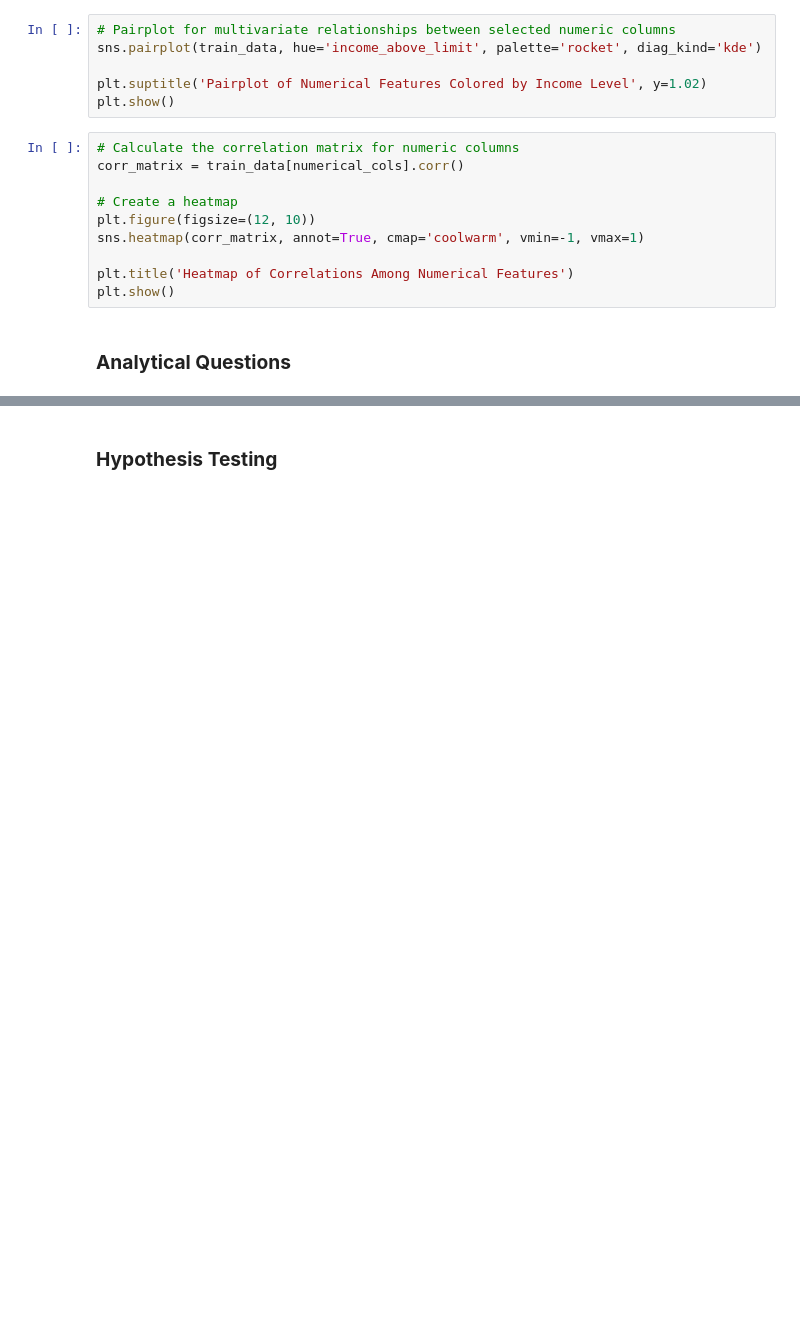
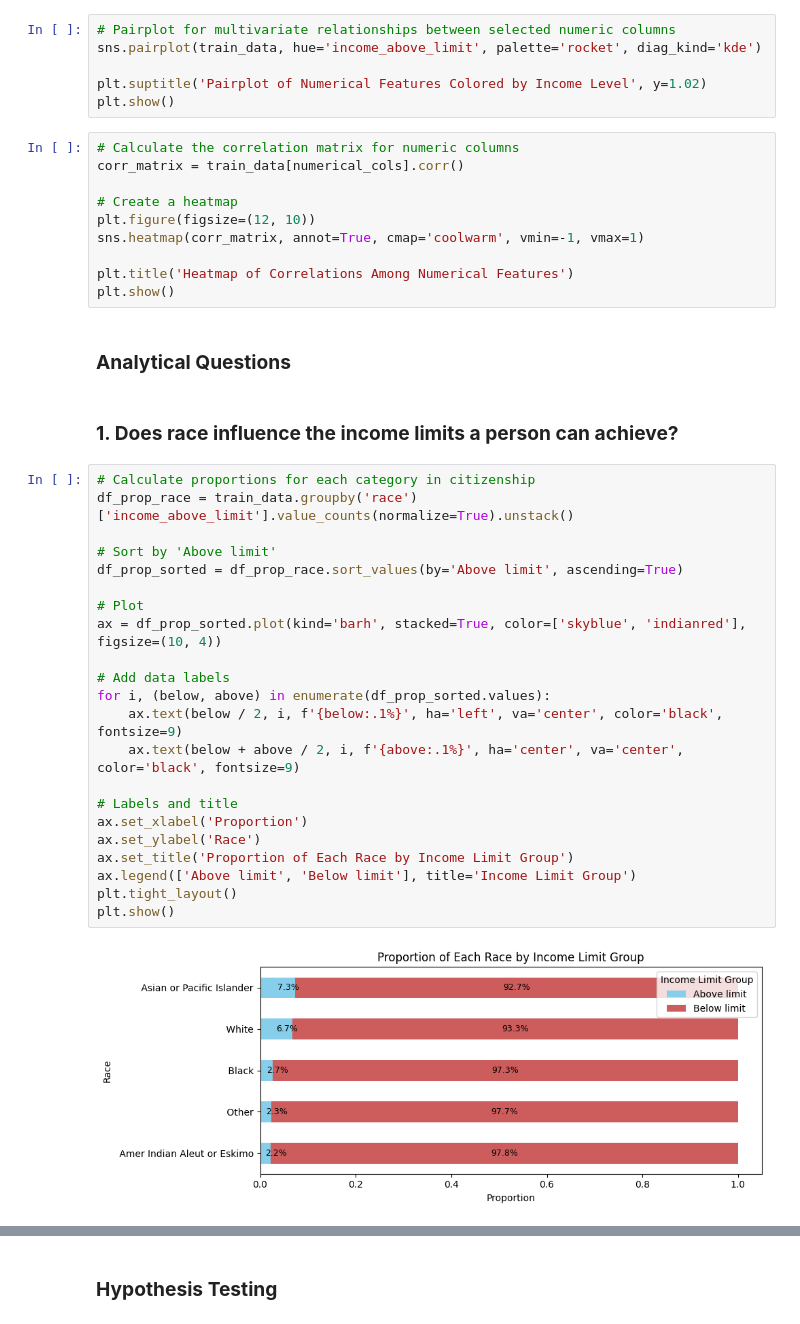
Before and after one commit to murithidenisgitobu/Income-inequality-prediction, a Jupyter notebook: capstone.ipynb, the cells around one changed output, grey strips where cells are left out. Cells and saved outputs as stored; diff of their text form; blank space fills up the shorter version.

```diff
--- a/capstone.ipynb
+++ b/capstone.ipynb
@@ -340,3 +340,29 @@ plt.title('Heatmap of Correlations Among Numerical Features')
 plt.show()
 # %% [markdown]
 ### **Analytical Questions**
+# %% [markdown]
+### **1. Does race influence the income limits a person can achieve?**
+# %%
+# Calculate proportions for each category in citizenship
+df_prop_race = train_data.groupby('race')['income_above_limit'].value_counts(normalize=True).unstack()
+
+# Sort by 'Above limit'
+df_prop_sorted = df_prop_race.sort_values(by='Above limit', ascending=True)
+
+# Plot
+ax = df_prop_sorted.plot(kind='barh', stacked=True, color=['skyblue', 'indianred'], figsize=(10, 4))
+
+# Add data labels
+for i, (below, above) in enumerate(df_prop_sorted.values):
+    ax.text(below / 2, i, f'{below:.1%}', ha='left', va='center', color='black', fontsize=9)
+    ax.text(below + above / 2, i, f'{above:.1%}', ha='center', va='center', color='black', fontsize=9)
+
+# Labels and title
+ax.set_xlabel('Proportion')
+ax.set_ylabel('Race')
+ax.set_title('Proportion of Each Race by Income Limit Group')
+ax.legend(['Above limit', 'Below limit'], title='Income Limit Group')
+plt.tight_layout()
+plt.show()
+# %% [output]
+[figure, added]
```
Also changed, not shown: parts of 15 cells of this notebook, 1 other file.
